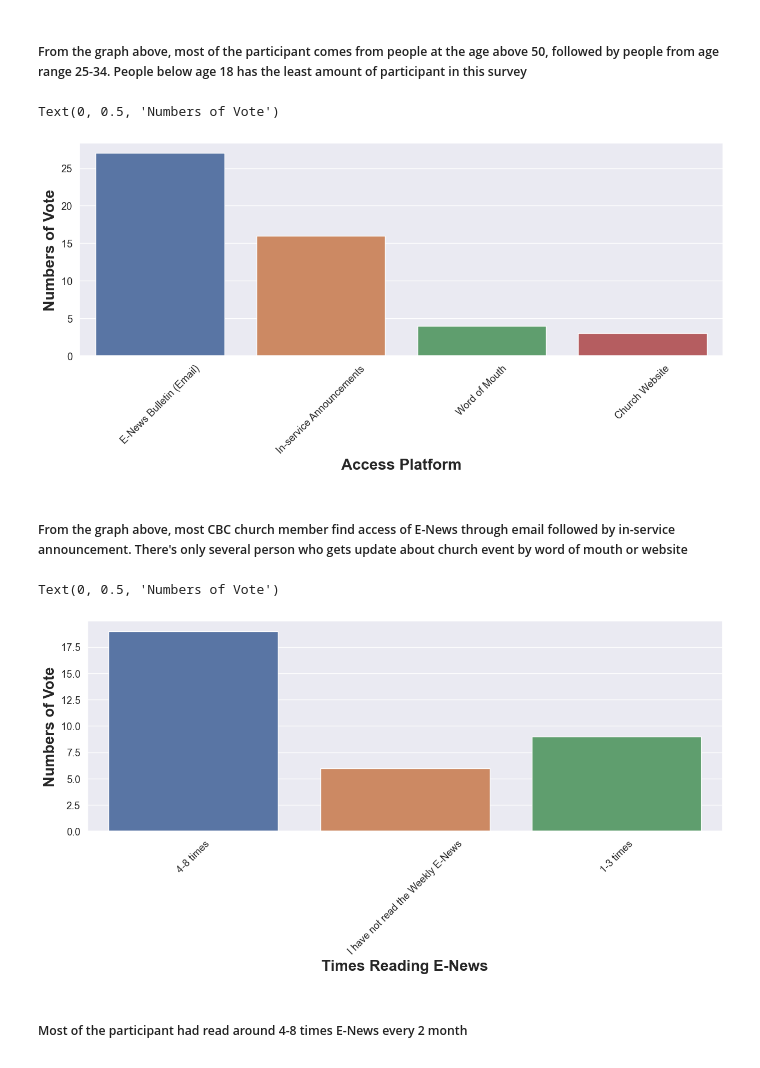
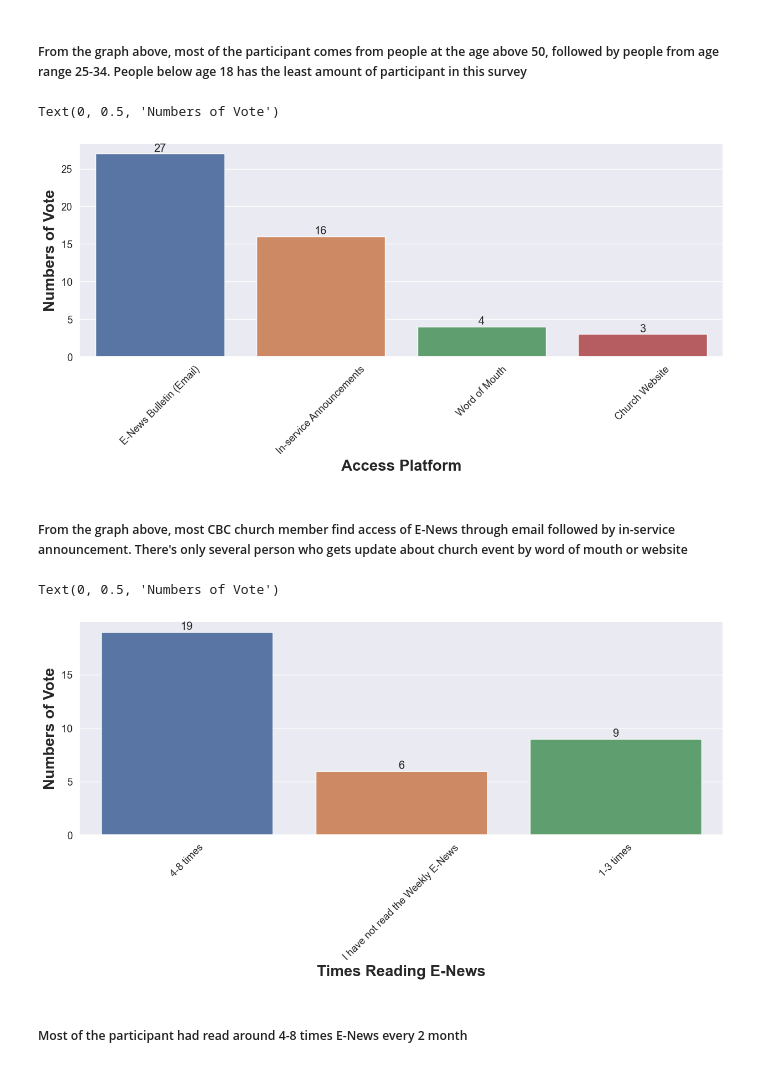
Before and after one commit to Maverick-DataScience/RANDOM-PROJECT, a Jupyter notebook: Jupyter Church E-News.ipynb, the cells around one changed output. Drawn from its saved outputs; the diff is of its cells as text; code cells hidden in the pictures.

```diff
--- a/Jupyter Church E-News.ipynb
+++ b/Jupyter Church E-News.ipynb
@@ -142,27 +142,32 @@ Text(0, 0.5, 'Numbers of Participant')
 # %% [markdown]
 ##### From the graph above, most of the participant comes from people at the age above 50, followed by people from age range 25-34. People below age 18 has the least amount of participant in this survey
 # %%
+
 plt.figure(figsize=(15,5))
 sns.set(style="darkgrid", font_scale=1.2)
-sns.countplot(data_split['Where do you usually receive Church News from? (maximum 2)'])
+g2 = sns.countplot(data_split['Where do you usually receive Church News from? (maximum 2)'])
+g2.bar_label(g.containers[0])
 plt.xticks(rotation="45")
 plt.xlabel("Access Platform", size=20, fontweight='bold')
 plt.ylabel("Numbers of Vote", size=20, fontweight='bold')
 # %% [output]
 Text(0, 0.5, 'Numbers of Vote')
-[figure, old version]
+[figure, new version]
 # %% [markdown]
 ##### From the graph above, most CBC church member find access of E-News through email followed by in-service announcement. There's only several person who gets update about church event by word of mouth or website
 # %%
+import numpy as np
 plt.figure(figsize=(15,5))
 sns.set(style="darkgrid",font_scale=1.2)
-sns.countplot(data['In the past 2 months, how many Weekly E-News Bulletins have you read?'])
+g3 = sns.countplot(data['In the past 2 months, how many Weekly E-News Bulletins have you read?'])
+g3.bar_label(g3.containers[0])
 plt.xticks(rotation="45")
+plt.yticks(np.arange(0,20,5))
 plt.xlabel("Times Reading E-News", size=20,fontweight='bold')
 plt.ylabel("Numbers of Vote", size=20, fontweight='bold')
 # %% [output]
 Text(0, 0.5, 'Numbers of Vote')
-[figure, old version]
+[figure, new version]
 # %% [markdown]
 #####  Most of the participant had read around 4-8 times E-News every 2 month
 # %%
```
Also changed, not shown: parts of 5 cells of this notebook.
